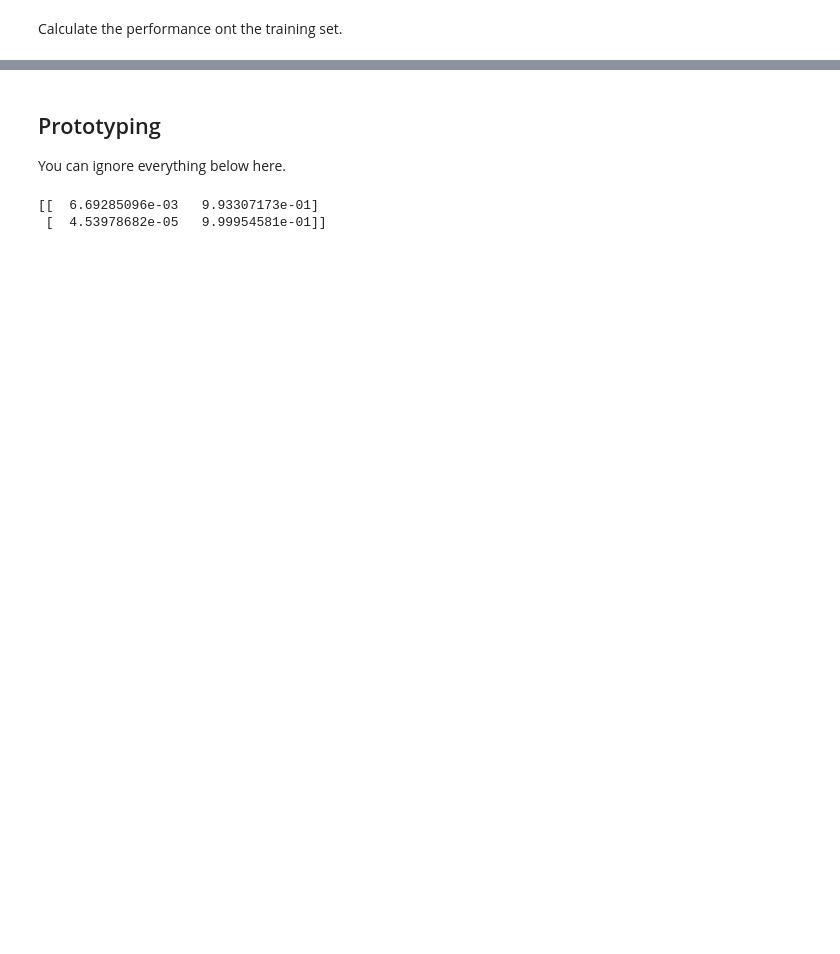
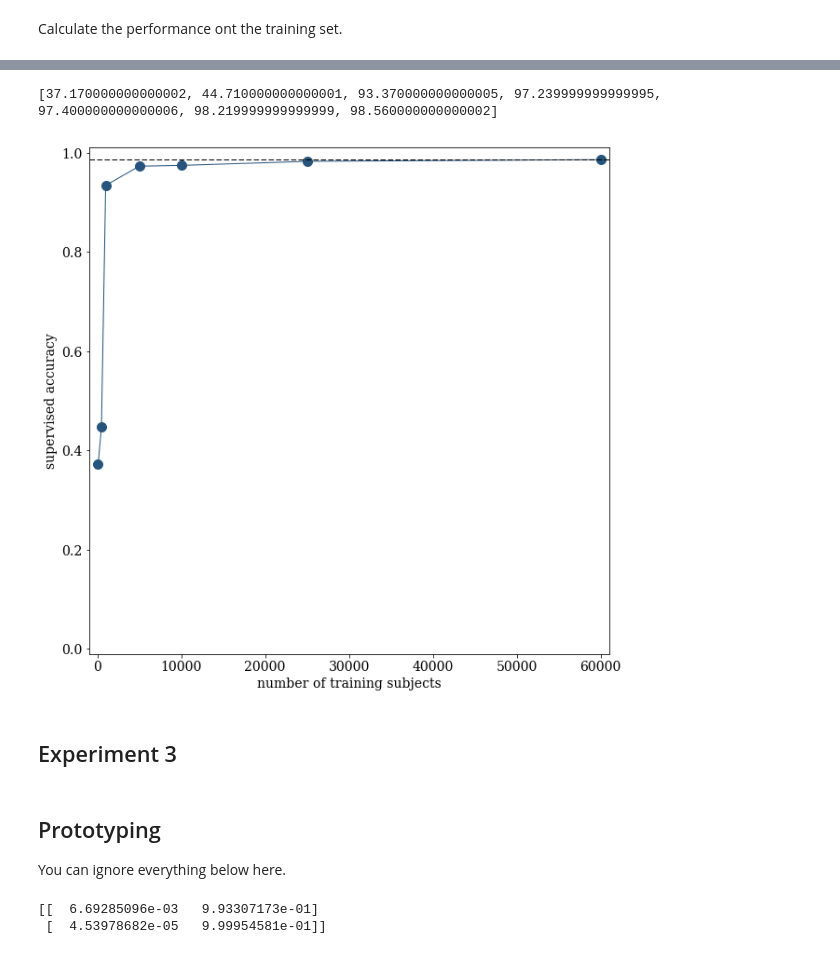
Before and after one commit to dwright04/machine_augmented_classification, a Jupyter notebook: notebooks/Unsupervised_Deep_Embedding_Clustering_for_Zooniverse.ipynb, the cells around one changed output, grey strips where cells are left out. Drawn from its saved outputs; the diff is of its cells as text; code cells hidden in the pictures; blank space fills up the shorter version.

```diff
--- a/notebooks/Unsupervised_Deep_Embedding_Clustering_for_Zooniverse.ipynb
+++ b/notebooks/Unsupervised_Deep_Embedding_Clustering_for_Zooniverse.ipynb
@@ -338,0 +394,24 @@ This shows that we can further train the model by using labels for individual fo
+# %%
+def build_model():
+  dec.initialize_model(optimizer=SGD(lr=lr, momentum=momentum),
+                       ae_weights='../DEC-keras/ae_weights.h5',
+                       x=x)
+  dec.load_weights('../DEC-keras/results/dec/DEC_model_final.h5')
+  a = Input(shape=(784,)) # input layer
+  q = dec.model(a)
+  pred = MappingLayer(cluster_to_label_mapping, output_dim=n_classes)(q)
+  model = Model(inputs=a, outputs=pred)
+  model.compile(loss='categorical_crossentropy', optimizer='adam')
+  return model
+# %%
+training_set_sizes = [100, 500, 1000, 5000, 10000, 25000, 60000]
+m = 60000
+x_test  = x[m:]
+y_test  = y[m:]
+accs = []
+for training_set_size in training_set_sizes:
+  model_random = build_model()
+  x_train = x[:training_set_size]
+  y_train = y[:training_set_size]
+  model_random.fit(x_train, np_utils.to_categorical(y_train), epochs=10, batch_size=256)
+  accs.append(calculateAccuracy(model_random, x_test, y_test, 10))
@@ -339,3 +436,24 @@ This shows that we can further train the model by using labels for individual fo
+# %%
+print(accs)
+rcParams['font.family'] = 'serif'
+rcParams['font.sans-serif'] = ['Helvetica']
+rcParams['font.size'] = 14
+fig = plt.figure(figsize=(10,10))
+ax = fig.add_subplot(111)
+ax.plot(training_set_sizes, np.array(accs)/100., 'o', color='#26547C', ms=10)
+ax.plot(training_set_sizes, np.array(accs)/100., '-', color='#26547C', lw=1)
+#ax.set_xticks(training_set_sizes)
+ax.plot([-1000, 61000],[0.9856, 0.9856],'k--', lw=1)
+ax.set_ylim(-0.01,1.01)
+ax.set_xlim(-1000,61000)
+ax.set_xlabel('number of training subjects')
+ax.set_ylabel('supervised accuracy')
+plt.show()
+# %% [output]
+[37.170000000000002, 44.710000000000001, 93.370000000000005, 97.239999999999995, 97.400000000000006, 98.219999999999999, 98.560000000000002]
+[figure, added]
+# %% [markdown]
+## Experiment 3
 # %% [markdown]
 ## Prototyping
 
```
Also changed, not shown: parts of 22 cells of this notebook.
